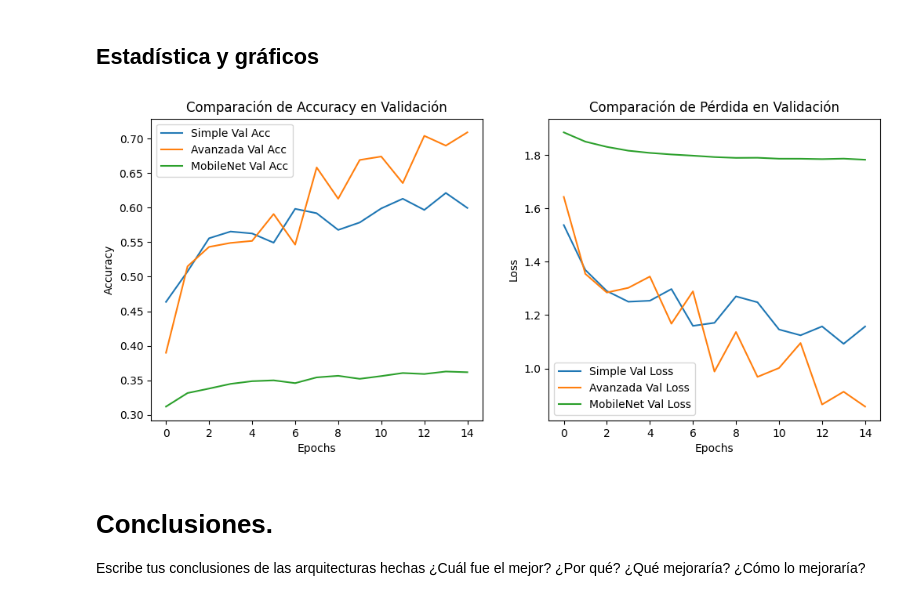
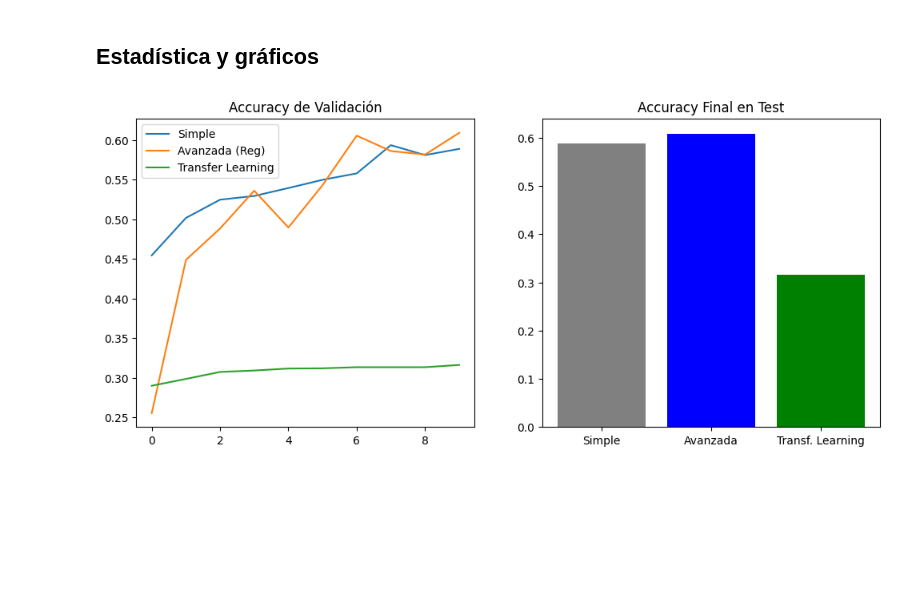
Before and after one commit to jesusvg33/Arquitecturas_cnn, a Jupyter notebook: Arquitecturas_cnn.ipynb, the cells around one changed output. Cells and saved outputs as stored; diff of their text form; code cells hidden in the pictures; blank space fills up the shorter version.

```diff
--- a/Arquitecturas_cnn.ipynb
+++ b/Arquitecturas_cnn.ipynb
@@ -80,19 +73,18 @@ def build_advanced_cnn():
     ])
     return model
 # %%
-from tensorflow.keras.applications import MobileNetV2
-
-def build_transfer_learning():
-    # Base pre-entrenada (congelamos los pesos)
-    base_model = MobileNetV2(weights='imagenet', include_top=False, input_shape=(32, 32, 3))
-    base_model.trainable = False
+def build_model_tl():
+    # Redimensionamos internamente para optimizar el rendimiento del modelo pre-entrenado
+    base_model = tf.keras.applications.MobileNetV2(
+        input_shape=(32, 32, 3), include_top=False, weights='imagenet')
+    base_model.trainable = False  # Congelar pesos
 
     model = keras.Sequential([
+        layers.Input(shape=(32, 32, 3)),
         base_model,
-        keras.layers.GlobalAveragePooling2D(),
-        keras.layers.Dense(128, activation='relu'),
-        keras.layers.Dropout(0.3),
-        keras.layers.Dense(10, activation='softmax')
+        layers.GlobalAveragePooling2D(),
+        layers.Dropout(0.3),
+        layers.Dense(10, activation='softmax')
     ])
     return model
 # %% [markdown]
@@ -153,33 +141,22 @@ Epoch 15/15
 ## Estadística y gráficos
 # %%
 # Puedes tomar como base el código visto en clase para generar las graficos de comparación de las arquitecturas o puedes proptear tu propia forma de visualización.
-def plot_results(histories):
-    plt.figure(figsize=(12, 5))
+plt.figure(figsize=(12, 5))
 
-    # Gráfico de Accuracy
-    plt.subplot(1, 2, 1)
-    for name, hist in histories.items():
-        plt.plot(hist.history['val_accuracy'], label=f'{name} Val Acc')
-    plt.title('Comparación de Accuracy en Validación')
-    plt.xlabel('Epochs')
-    plt.ylabel('Accuracy')
-    plt.legend()
+# Comparación Accuracy
+plt.subplot(1, 2, 1)
+plt.plot(hist_1.history['val_accuracy'], label='Simple')
+plt.plot(hist_2.history['val_accuracy'], label='Avanzada (Reg)')
+plt.plot(hist_tl.history['val_accuracy'], label='Transfer Learning')
+plt.title('Accuracy de Validación')
+plt.legend()
 
-    # Gráfico de Loss
-    plt.subplot(1, 2, 2)
-    for name, hist in histories.items():
-        plt.plot(hist.history['val_loss'], label=f'{name} Val Loss')
-    plt.title('Comparación de Pérdida en Validación')
-    plt.xlabel('Epochs')
-    plt.ylabel('Loss')
-    plt.legend()
-
-    plt.show()
-
-plot_results({"Simple": hist_simple, "Avanzada": hist_advanced, "MobileNet": hist_tl})
+# Barras finales
+plt.subplot(1, 2, 2)
+modelos = ['Simple', 'Avanzada', 'Transf. Learning']
+accuracies = [acc_1, acc_2, acc_tl]
+plt.bar(modelos, accuracies, color=['gray', 'blue', 'green'])
+plt.title('Accuracy Final en Test')
+plt.show()
 # %% [output]
-[figure, old version]
+[figure, new version]
-# %% [markdown]
-# Conclusiones.
-
-Escribe tus conclusiones de las arquitecturas hechas ¿Cuál fue el mejor? ¿Por qué? ¿Qué mejoraría? ¿Cómo lo mejoraría?
```
Also changed, not shown: parts of 9 cells of this notebook.
